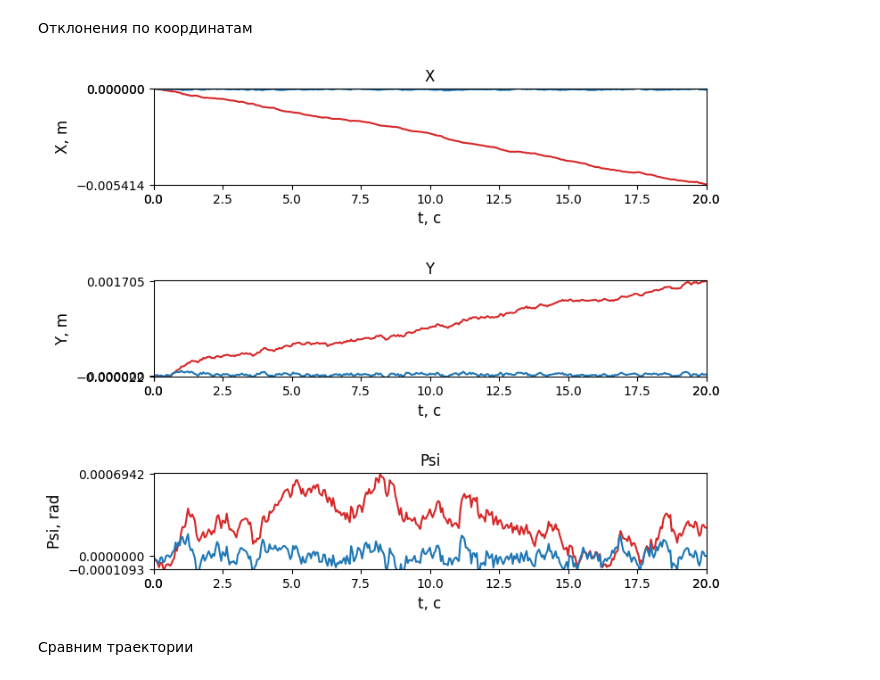
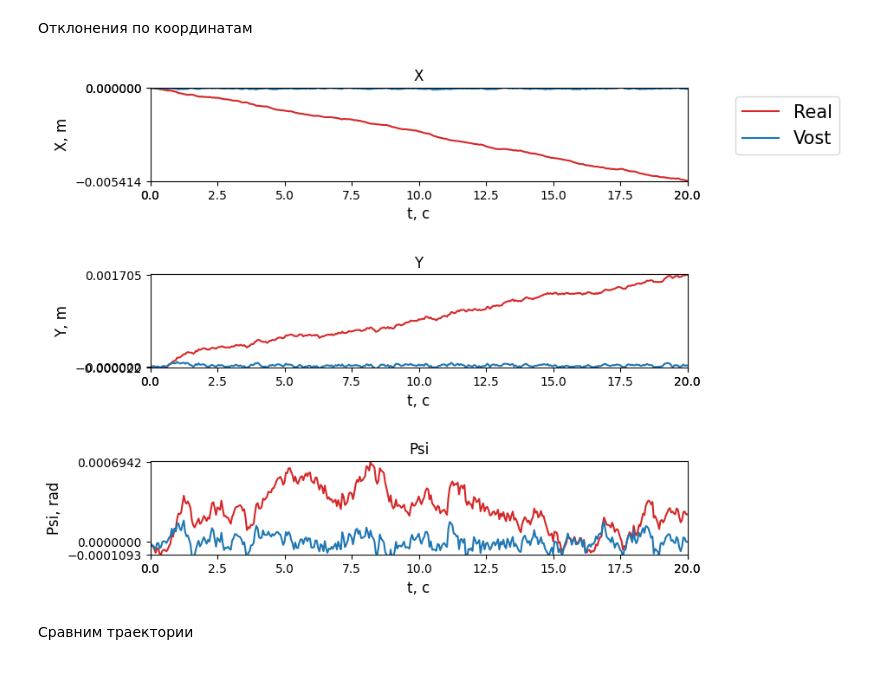
Before and after one commit to FKz11/study_mpei, a Jupyter notebook: energy_hope.ipynb, the cells around one changed output. Drawn from its saved outputs; the diff is of its cells as text; code cells hidden in the pictures.

```diff
--- a/energy_hope.ipynb
+++ b/energy_hope.ipynb
@@ -577,40 +579,41 @@ plt.subplots_adjust(hspace=1)
 fig, ax = plt.subplots(nrows=3)
 ax1, ax2, ax3 = ax.flatten()
 
-ax1.plot(df_diff_real['t'], df_diff_real['X'], color="tab:red")
-ax1.plot(df_diff_vost['t'], df_diff_vost['X'], color="tab:blue")
+ax1.plot(df_diff_real['t'], df_diff_real['X'], color="tab:red", label="Real")
+ax1.plot(df_diff_vost['t'], df_diff_vost['X'], color="tab:blue", label="Vost")
 ax1.set_title("X")
 ax1.set_xlabel("t, c", fontsize=12)
 ax1.set_ylabel("X, m", fontsize=12)
 ax1.set_yticks([0, min(df_diff_real['X']), max(df_diff_real['X'])])
 ax1.set_xticks(list(ax1.get_xticks()) + [min(df_diff_real['t']), max(df_diff_real['t'])])
 ax1.set_ylim(min(ax1.get_yticks()), max(ax1.get_yticks())+0.00001)
 ax1.set_xlim(min(df_diff_real['t']), max(df_diff_real['t']))
+ax1.legend(bbox_to_anchor=(1.3, 1.), fontsize=15)
 
-ax2.plot(df_diff_real['t'], df_diff_real['Y'], color="tab:red")
-ax2.plot(df_diff_vost['t'], df_diff_vost['Y'], color="tab:blue")
+ax2.plot(df_diff_real['t'], df_diff_real['Y'], color="tab:red", label="Real")
+ax2.plot(df_diff_vost['t'], df_diff_vost['Y'], color="tab:blue", label="Vost")
 ax2.set_title("Y")
 ax2.set_xlabel("t, c", fontsize=12)
 ax2.set_ylabel("Y, m", fontsize=12)
 ax2.set_yticks([0, min(df_diff_real['Y']), max(df_diff_real['Y'])])
 ax2.set_xticks(list(ax2.get_xticks()) + [min(df_diff_real['t']), max(df_diff_real['t'])])
 ax2.set_ylim(min(ax2.get_yticks()), max(ax2.get_yticks())+0.00001)
 ax2.set_xlim(min(df_diff_real['t']), max(df_diff_real['t']))
 
-ax3.plot(df_diff_real['t'], df_diff_real['psi'], color="tab:red")
-ax3.plot(df_diff_vost['t'], df_diff_vost['psi'], color="tab:blue")
+ax3.plot(df_diff_real['t'], df_diff_real['psi'], color="tab:red", label="Real")
+ax3.plot(df_diff_vost['t'], df_diff_vost['psi'], color="tab:blue", label="Vost")
 ax3.set_title("Psi")
 ax3.set_xlabel("t, c", fontsize=12)
 ax3.set_ylabel("Psi, rad", fontsize=12)
 ax3.set_yticks([0, min(df_diff_real['psi']), max(df_diff_real['psi'])])
 ax3.set_xticks(list(ax3.get_xticks()) + [min(df_diff_real['t']), max(df_diff_real['t'])])
 ax3.set_ylim(min(ax3.get_yticks()), max(ax3.get_yticks())+0.00001)
 ax3.set_xlim(min(df_diff_real['t']), max(df_diff_real['t']))
 
 fig.set_size_inches(8, 7)
 plt.subplots_adjust(hspace=1)
 # %% [output]
-[figure, old version]
+[figure, new version]
 # %% [markdown]
 Сравним траектории
 # %%
```
Also changed, not shown: parts of 1 cell of this notebook.
